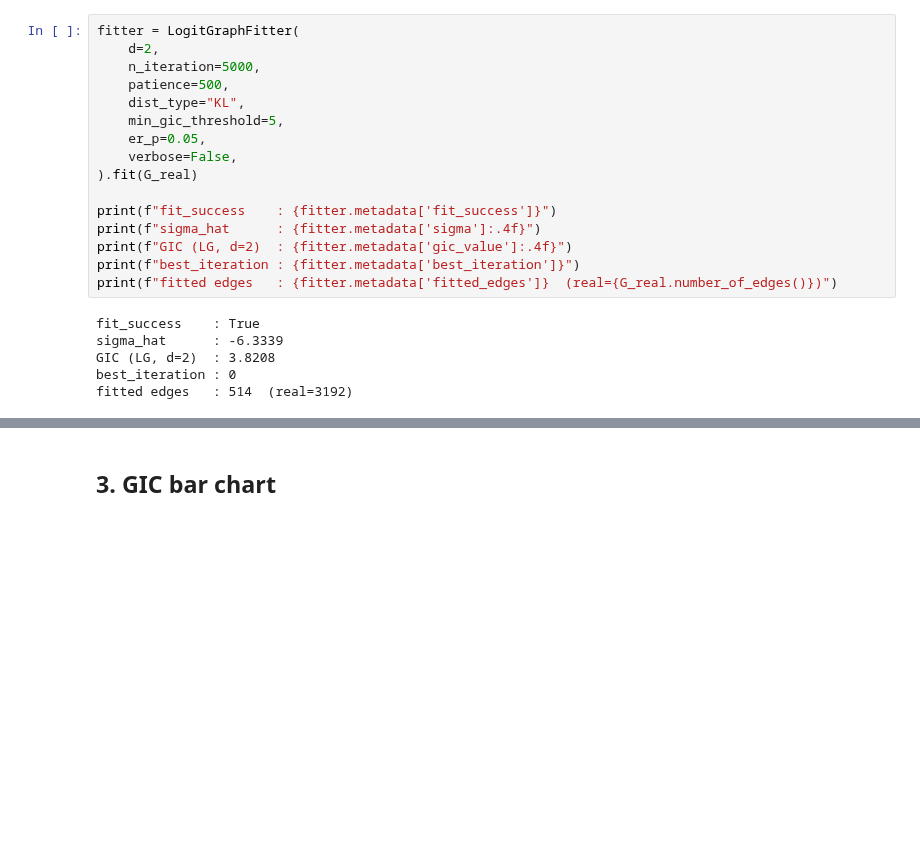
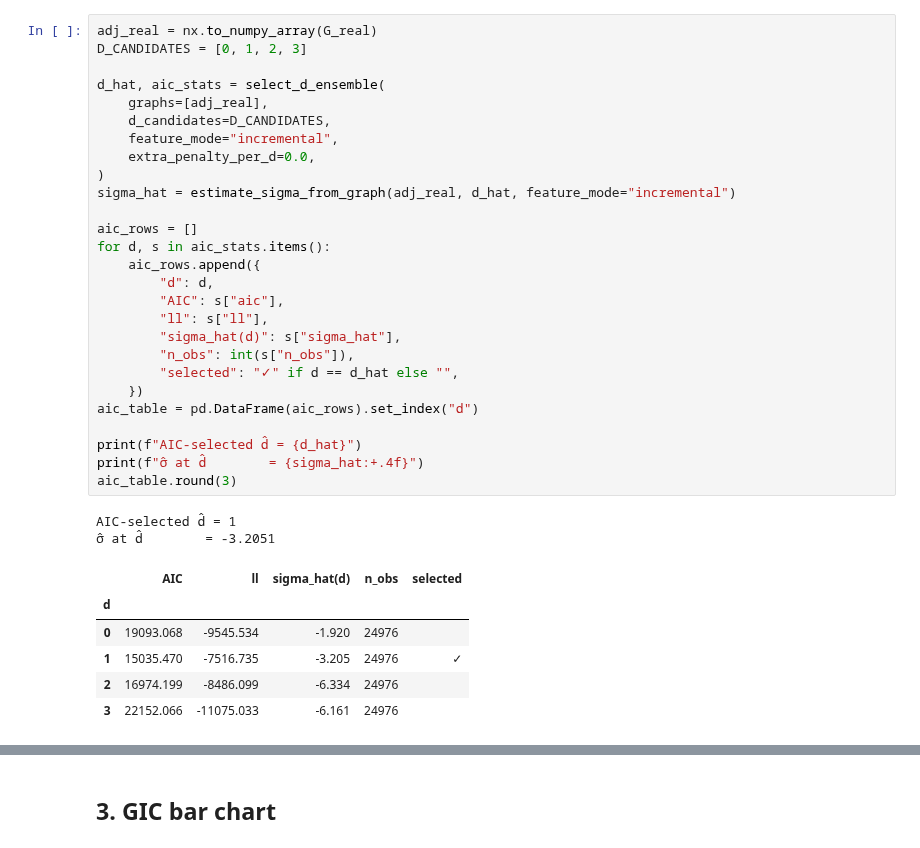
Before and after one commit to mbottoni/logit-graph, a Jupyter notebook: notebooks/refactors/1-fit-single-net.ipynb, the cells around one changed output, grey strips where cells are left out. Drawn from its saved outputs; the diff is of its cells as text; blank space fills up the shorter version.

```diff
--- a/notebooks/refactors/1-fit-single-net.ipynb
+++ b/notebooks/refactors/1-fit-single-net.ipynb
@@ -105,23 +121,37 @@ short-circuit + warm-start for d≥1, both applied inside `_generate_graph`).
 # %%
-fitter = LogitGraphFitter(
-    d=2,
-    n_iteration=5000,
-    patience=500,
-    dist_type="KL",
-    min_gic_threshold=5,
-    er_p=0.05,
-    verbose=False,
-).fit(G_real)
+adj_real = nx.to_numpy_array(G_real)
+D_CANDIDATES = [0, 1, 2, 3]
 
-print(f"fit_success    : {fitter.metadata['fit_success']}")
-print(f"sigma_hat      : {fitter.metadata['sigma']:.4f}")
-print(f"GIC (LG, d=2)  : {fitter.metadata['gic_value']:.4f}")
-print(f"best_iteration : {fitter.metadata['best_iteration']}")
-print(f"fitted edges   : {fitter.metadata['fitted_edges']}  (real={G_real.number_of_edges()})")
+d_hat, aic_stats = select_d_ensemble(
+    graphs=[adj_real],
+    d_candidates=D_CANDIDATES,
+    feature_mode="incremental",
+    extra_penalty_per_d=0.0,
+)
+sigma_hat = estimate_sigma_from_graph(adj_real, d_hat, feature_mode="incremental")
+
+aic_rows = []
+for d, s in aic_stats.items():
+    aic_rows.append({
+        "d": d,
+        "AIC": s["aic"],
+        "ll": s["ll"],
+        "sigma_hat(d)": s["sigma_hat"],
+        "n_obs": int(s["n_obs"]),
+        "selected": "✓" if d == d_hat else "",
+    })
+aic_table = pd.DataFrame(aic_rows).set_index("d")
+
+print(f"AIC-selected d̂ = {d_hat}")
+print(f"σ̂ at d̂        = {sigma_hat:+.4f}")
+aic_table.round(3)
 # %% [output]
-fit_success    : True
-sigma_hat      : -6.3339
-GIC (LG, d=2)  : 3.8208
-best_iteration : 0
-fitted edges   : 514  (real=3192)
+AIC-selected d̂ = 1
+σ̂ at d̂        = -3.2051
+|  | AIC | ll | sigma_hat(d) | n_obs | selected |
+| d |  |  |  |  |  |
+| 0 | 19093.068 | -9545.534 | -1.920 | 24976 |  |
+| 1 | 15035.470 | -7516.735 | -3.205 | 24976 | ✓ |
+| 2 | 16974.199 | -8486.099 | -6.334 | 24976 |  |
+| 3 | 22152.066 | -11075.033 | -6.161 | 24976 |  |
 # %% [markdown]
```
Also changed, not shown: parts of 9 cells of this notebook.
